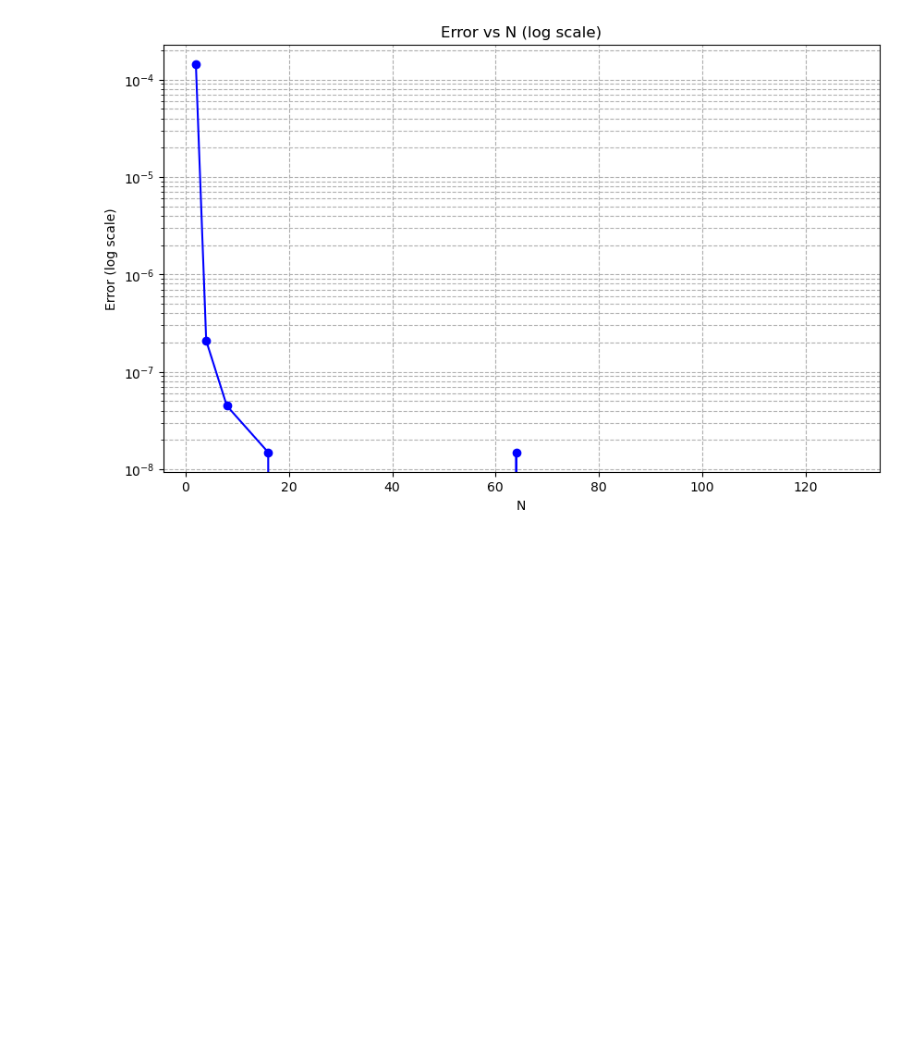
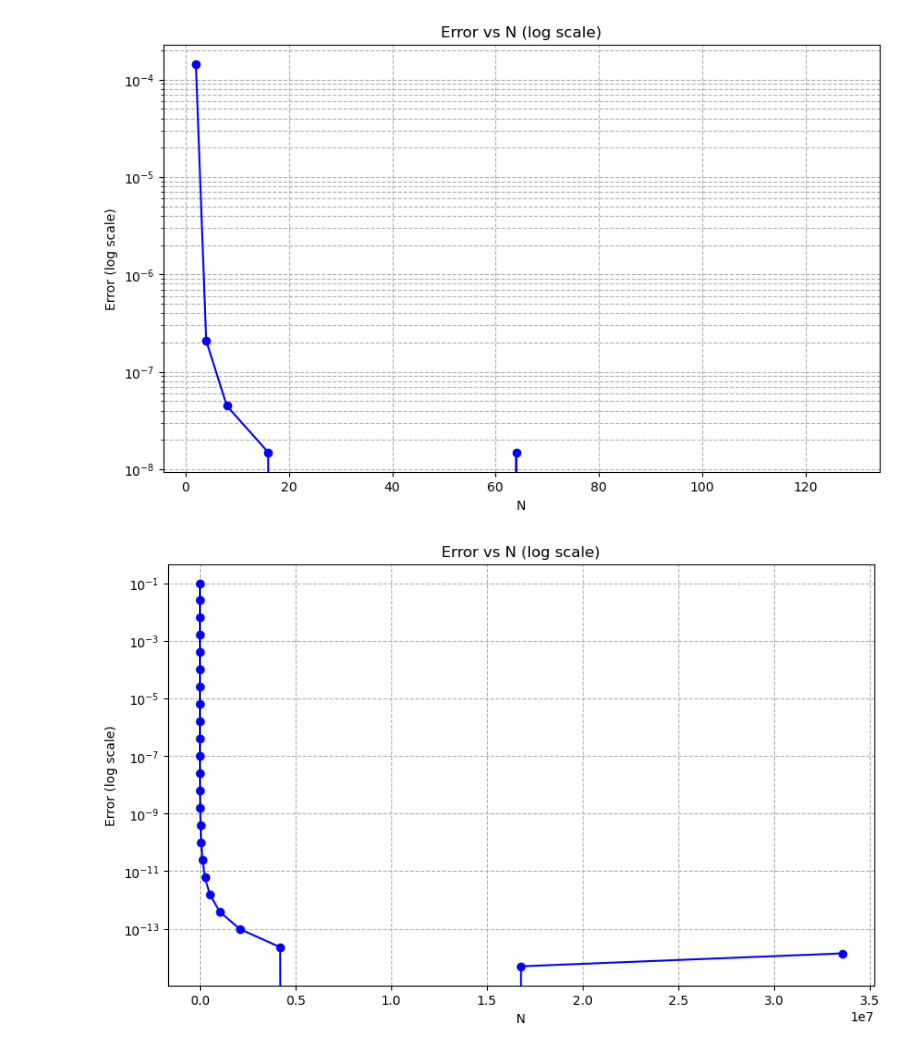
Before and after one commit to OEIRU/Fortran77_course, a Jupyter notebook: lab4/Untitled.ipynb, the cells around one changed output. Drawn from its saved outputs; the diff is of its cells as text; code cells hidden in the pictures; blank space fills up the shorter version.

Commit message:
lab4 add double

```diff
--- a/lab4/Untitled.ipynb
+++ b/lab4/Untitled.ipynb
@@ -178,3 +178,48 @@ plt.grid(True, which="both", ls="--")
 plt.show()
 # %% [output]
 [figure]
+# %%
+import matplotlib.pyplot as plt
+import numpy as np
+
+# Функция для чтения данных из файла
+def read_data_from_file(filename):
+    N = []
+    errors = []
+    with open(filename, 'r') as file:
+        lines = file.readlines()
+        for i in range(0, len(lines), 2):  # Чтение пар строк (N и Error)
+            n_line = lines[i].strip()
+            error_line = lines[i+1].strip()
+
+            # Извлечение значений
+            n_value = int(n_line.split()[-1])
+            error_value = float(error_line.split()[-1])
+
+            N.append(n_value)
+            errors.append(error_value)
+    return np.array(N), np.array(errors)
+
+# Загрузка данных из файла
+filename = 'input_double.txt'  # Укажите путь к вашему файлу
+N, errors = read_data_from_file(filename)
+
+# Построение графика
+plt.figure(figsize=(10, 6))
+plt.plot(N, errors, marker='o', linestyle='-', color='b')
+
+# Логарифмический масштаб для оси Y
+plt.yscale('log')
+
+# Подписи осей и заголовок
+plt.xlabel('N')
+plt.ylabel('Error (log scale)')
+plt.title('Error vs N (log scale)')
+
+# Сетка
+plt.grid(True, which="both", ls="--")
+
+# Показать график
+plt.show()
+# %% [output]
+[figure, added]
```
Also changed, not shown: parts of 3 cells of this notebook, 10 other files.
